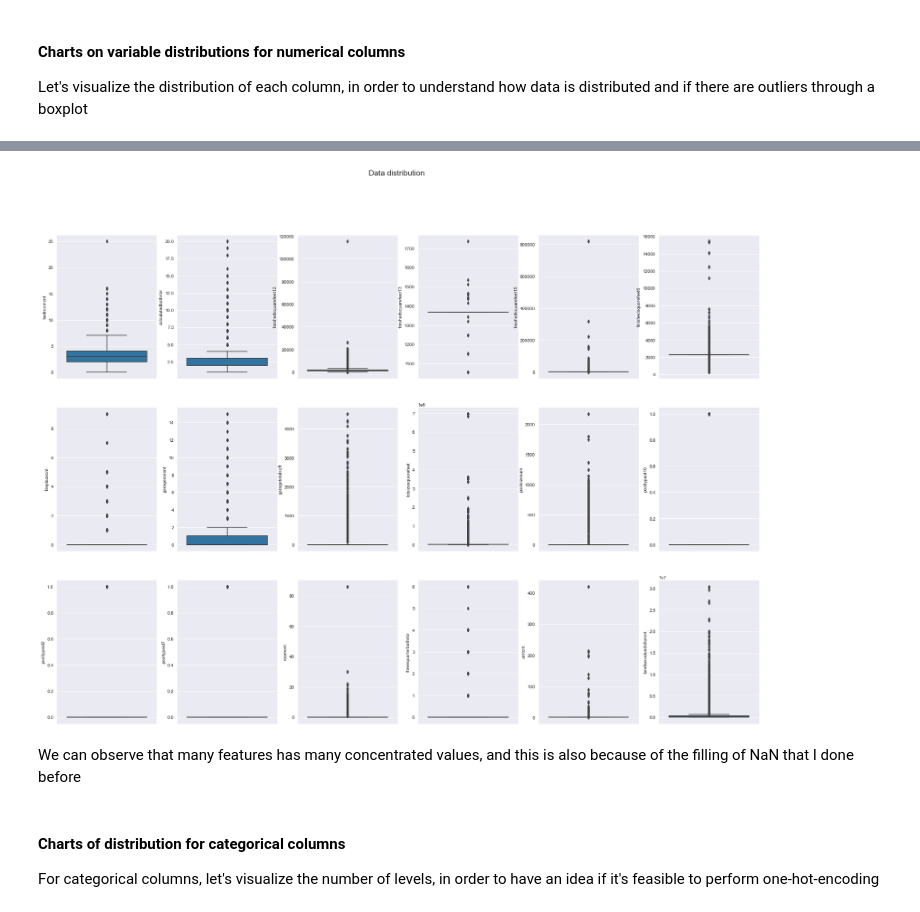
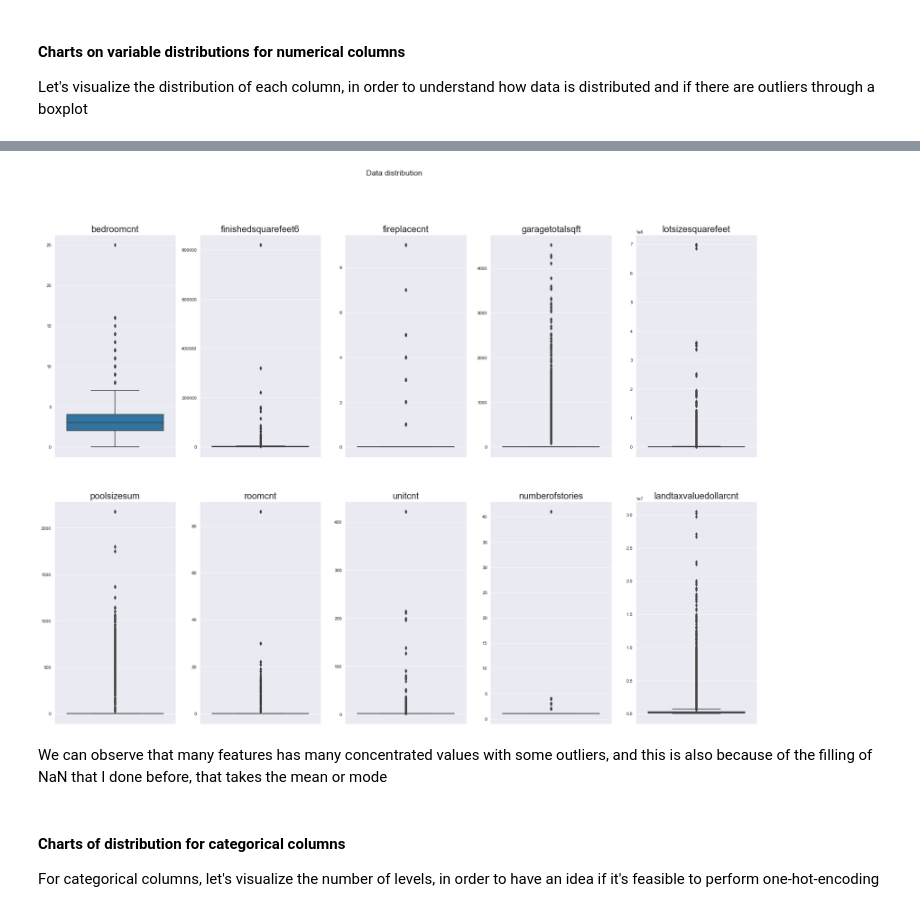
Before and after one commit to mabiondo/DWMProject, a Jupyter notebook: notebooks/DWMProject_ExplorativeDataAnalysis.ipynb, the cells around one changed output, grey strips where cells are left out. Cells and saved outputs as stored; diff of their text form; code cells hidden in the pictures.

Commit message:
Similar column merge, boxplot fixed

```diff
--- a/notebooks/DWMProject_ExplorativeDataAnalysis.ipynb
+++ b/notebooks/DWMProject_ExplorativeDataAnalysis.ipynb
@@ -223,20 +213,18 @@ Methods:
 # %%
 #print(properties.columns[ properties.isna().any()].tolist())
 
-fill_zero = ['threequarterbathnbr', 'fireplacecnt', 'fireplaceflag', 'garagecarcnt', 'garagetotalsqft',
-             'hashottuborspa', 'poolcnt', 'poolsizesum', 'pooltypeid10', 'pooltypeid2', 'pooltypeid7']
+fill_zero = ['fireplacecnt', 'fireplaceflag', 'garagecarcnt', 'garagetotalsqft',
+             'hashottuborspa', 'poolcnt', 'poolsizesum', 'pooltypeid2']
 fill_categorical = ['airconditioningtypeid', 'buildingqualitytypeid', 'fips', 'heatingorsystemtypeid',
                     'propertycountylandusecode', 'propertylandusetypeid',
                     'propertyzoningdesc', 'rawcensustractandblock', 'censustractandblock', 'regionidcounty',
                     'regionidcity', 'regionidzip', 'regionidneighborhood', 'typeconstructiontypeid',
                     'unitcnt']
-fill_numerical = ['bathroomcnt', 'bedroomcnt', 'calculatedbathnbr', 'finishedfloor1squarefeet',
-                  'calculatedfinishedsquarefeet', 'finishedsquarefeet6', 'finishedsquarefeet12', 'finishedsquarefeet13',
-                  'finishedsquarefeet15', 'finishedsquarefeet50', 'fullbathcnt', 'lotsizesquarefeet', 'numberofstories',
+fill_numerical = ['bathroomcnt', 'bedroomcnt', 'finishedfloor1squarefeet',
+                  'calculatedfinishedsquarefeet', 'finishedsquarefeet6', 'lotsizesquarefeet', 'numberofstories',
                   'roomcnt', 'yearbuilt', 'taxvaluedollarcnt', 'structuretaxvaluedollarcnt',
                   'landtaxvaluedollarcnt', 'taxamount', 'assessmentyear']
-to_drop = ['latitude', 'longitude', 'architecturalstyletypeid', 'basementsqft', 'buildingclasstypeid', 'decktypeid',
-           'storytypeid', 'yardbuildingsqft17', 'yardbuildingsqft26', 'taxdelinquencyflag', 'taxdelinquencyyear']
+to_drop = ['latitude', 'longitude', 'architecturalstyletypeid', 'basementsqft', 'buildingclasstypeid', 'decktypeid', 'storytypeid', 'yardbuildingsqft17', 'yardbuildingsqft26', 'taxdelinquencyflag', 'taxdelinquencyyear']
 
 print(f"#columns before: {properties.shape[1]}")
 
@@ -426,11 +411,13 @@ So the groups can be:
 
 For each of them, I'll take the one with more non-NaN value and keep only it
 # %%
-groups = [['calculatedbathnbr', 'bathroomcnt', 'fullbathcnt'],
-          ['finishedsquarefeet15', 'calculatedfinishedsquarefeet', 'finishedsquarefeet50', 'finishedfloor1squarefeet'],
-          ['pooltypeid7', 'poolcnt'],
+groups = [
+          ['finishedsquarefeet6', 'calculatedfinishedsquarefeet'],
+          ['pooltypeid2', 'poolcnt'],
+          ['garagetotalsqft', 'garagecarcnt'],
           ['rawcensustractandblock', 'fips'],
-          ['landtaxvaluedollarcnt', 'taxvaluedollarcnt', 'taxamount']]
+          ['landtaxvaluedollarcnt', 'taxvaluedollarcnt', 'taxamount']
+]
 
 print(f"#columns before: {properties.shape[1]}")
 
@@ -471,29 +457,31 @@ Index(['parcelid', 'airconditioningtypeid', 'bedroomcnt',
        'landtaxvaluedollarcnt'],
       dtype='object')
 # %%
-categorical_columns = ['airconditioningtypeid', 'hashottuborspa', 'heatingorsystemtypeid', 'pooltypeid10', 'pooltypeid2', 'pooltypeid7', 'rawcensustractandblock', 'regionidcity', 'regionidcounty',
-                       'regionidneighborhood', 'regionidzip', 'typeconstructiontypeid', 'yearbuilt', 'fireplaceflag']
-numerical_columns = ['bedroomcnt', 'calculatedbathnbr', 'finishedsquarefeet12', 'finishedsquarefeet13',
-                     'finishedsquarefeet15', 'finishedsquarefeet6', 'fireplacecnt', 'garagecarcnt', 'garagetotalsqft',
-                     'lotsizesquarefeet', 'poolsizesum', 'roomcnt',
-                     'threequarterbathnbr', 'unitcnt', 'numberofstories' 'landtaxvaluedollarcnt']
+categorical_columns = ['airconditioningtypeid', 'hashottuborspa', 'heatingorsystemtypeid', 'pooltypeid2',
+                       'rawcensustractandblock', 'regionidcity', 'regionidcounty', 'regionidneighborhood',
+                       'regionidzip', 'typeconstructiontypeid', 'yearbuilt', 'fireplaceflag']
+numerical_columns = ['bedroomcnt', 'finishedsquarefeet6', 'fireplacecnt', 'garagetotalsqft',
+                     'lotsizesquarefeet', 'poolsizesum', 'roomcnt', 'unitcnt',
+                     'numberofstories', 'landtaxvaluedollarcnt']
 # %%
 from matplotlib import pyplot as plt
 import seaborn as sb
 
-fig, ax = plt.subplots(nrows=3, ncols=6, figsize=(28, 20))
+fig, ax = plt.subplots(nrows=2, ncols=5, figsize=(28, 20))
 fig.suptitle('Data distribution', size='xx-large')
 
 #sb.boxplot(ax=ax[0, 0], y=properties["calculatedbathnbr"]) # with seaborn
 
 i=0
 for col in numerical_columns:
-    sb.boxplot(ax=ax[i//6, i%6], y=properties[col])
+    b = sb.boxplot(ax=ax[i//5, i%5], y=properties[col])
+    b.axes.set_title(col,fontsize=20)
+    b.set_ylabel("",fontsize=20)
     i+=1
 # %% [output]
-[figure, old version]
+[figure, new version]
 # %% [markdown]
-We can observe that many features has many concentrated values, and this is also because of the filling of NaN that I done before
+We can observe that many features has many concentrated values with some outliers, and this is also because of the filling of NaN that I done before, that takes the mean or mode
 # %% [markdown]
 #### Charts of distribution for categorical columns
 For categorical columns, let's visualize the number of levels, in order to have an idea if it's feasible to perform one-hot-encoding
```
Also changed, not shown: parts of 16 cells of this notebook.
